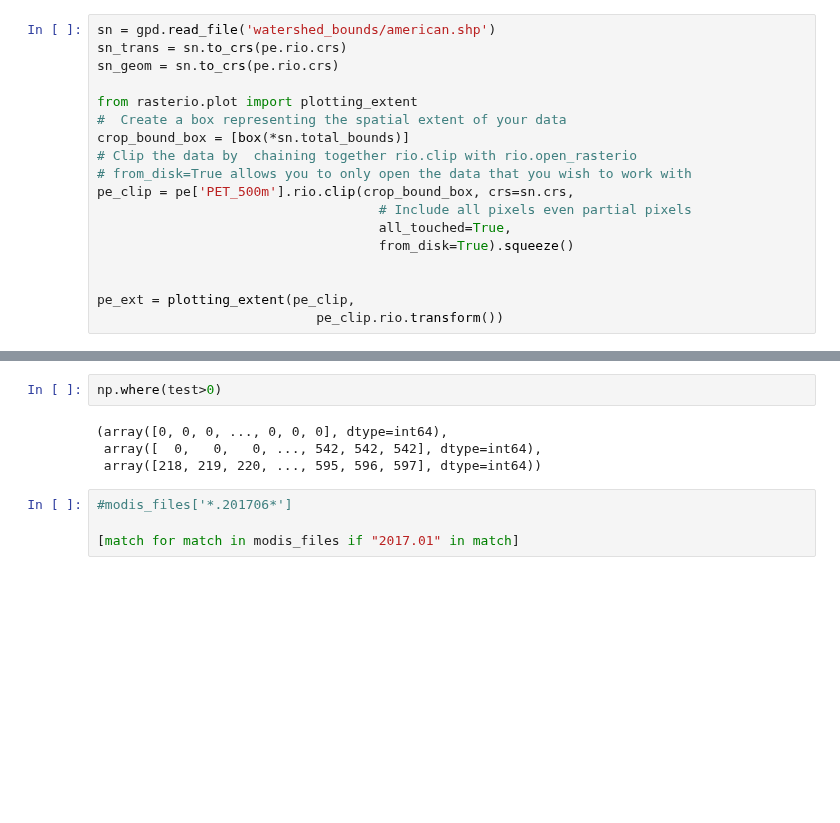
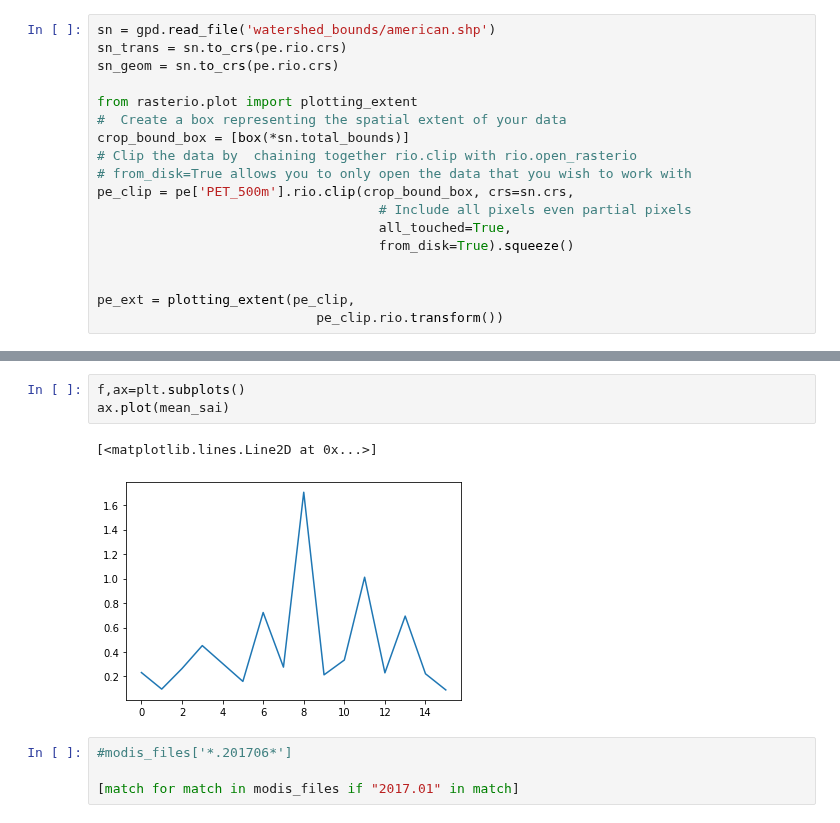
Before and after one commit to mariannecowherd/pe_snow_fires, a Jupyter notebook: scripts/pe_modis.ipynb, the cells around one changed output, grey strips where cells are left out. Saved outputs shown, nothing was run; the diff lists cells and outputs as text; blank space fills up the shorter version.

```diff
--- a/scripts/pe_modis.ipynb
+++ b/scripts/pe_modis.ipynb
@@ -267,9 +212,9 @@ for yr in range(2014,2015):
-# %%
-np.where(test>0)
-# %% [output]
-(array([0, 0, 0, ..., 0, 0, 0], dtype=int64),
- array([  0,   0,   0, ..., 542, 542, 542], dtype=int64),
- array([218, 219, 220, ..., 595, 596, 597], dtype=int64))
+# %%
+f,ax=plt.subplots()
+ax.plot(mean_sai)
+# %% [output]
+[<matplotlib.lines.Line2D at 0x...>]
+[figure, added]
 # %%
 #modis_files['*.201706*']
 
```
Also changed, not shown: parts of 10 cells of this notebook.
